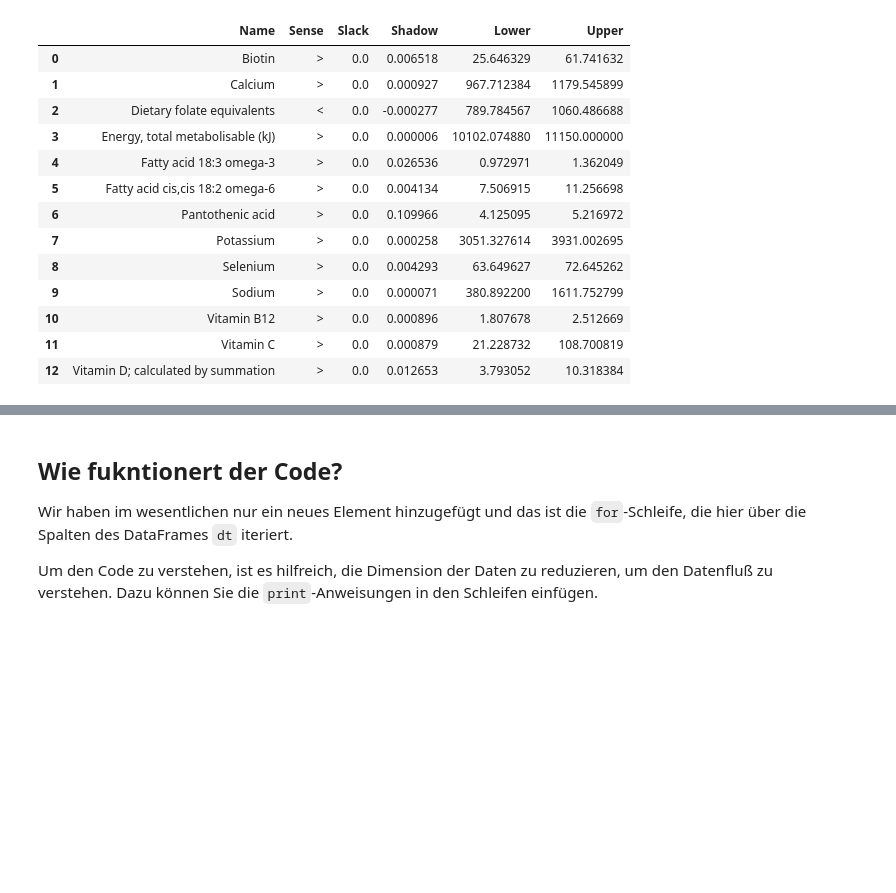
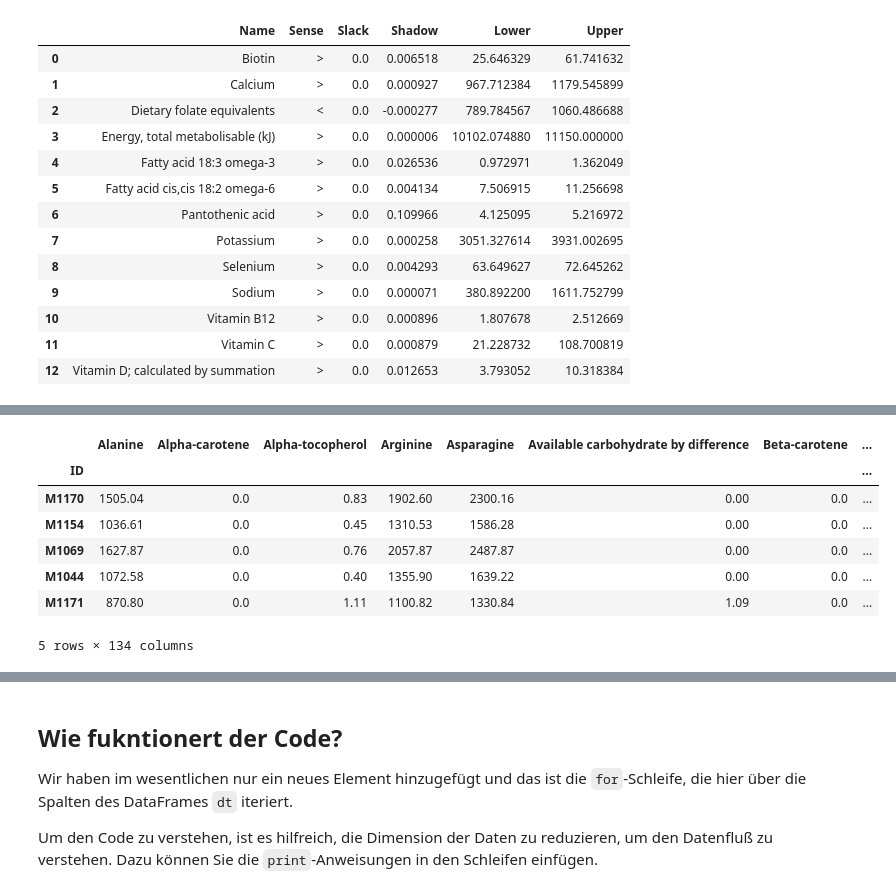
Before and after one commit to febse/opt2025-de, a Jupyter notebook: LP-Diet.ipynb, the cells around one changed output, grey strips where cells are left out. Cells and saved outputs as stored; diff of their text form; code cells hidden in the pictures; blank space fills up the shorter version.

```diff
--- a/LP-Diet.ipynb
+++ b/LP-Diet.ipynb
@@ -451,0 +479,16 @@ constr_df
+# %%
+# Wir möchten aus dem DataFrame mit den Lebensmittel
+# nur die Spalten mit den Nährstoffen herausfiltern
+# Das sind alle Spalten, die in dem Datensatz mit den Ernährungsrichtlinien vorkommen
+
+df_naehrstoffe = df[reqs.columns]
+df_naehrstoffe.head()
+# %% [output]
+|  | Alanine | Alpha-carotene | Alpha-tocopherol | Arginine | Asparagine | Available carbohydrate by difference | Beta-carotene | ... |
+| ID |  |  |  |  |  |  |  | ... |
+| M1170 | 1505.04 | 0.0 | 0.83 | 1902.60 | 2300.16 | 0.00 | 0.0 | ... |
+| M1154 | 1036.61 | 0.0 | 0.45 | 1310.53 | 1586.28 | 0.00 | 0.0 | ... |
+| M1069 | 1627.87 | 0.0 | 0.76 | 2057.87 | 2487.87 | 0.00 | 0.0 | ... |
+| M1044 | 1072.58 | 0.0 | 0.40 | 1355.90 | 1639.22 | 0.00 | 0.0 | ... |
+| M1171 | 870.80 | 0.0 | 1.11 | 1100.82 | 1330.84 | 1.09 | 0.0 | ... |
+5 rows × 134 columns
```
Also changed, not shown: parts of 4 cells of this notebook, 4 other files.
